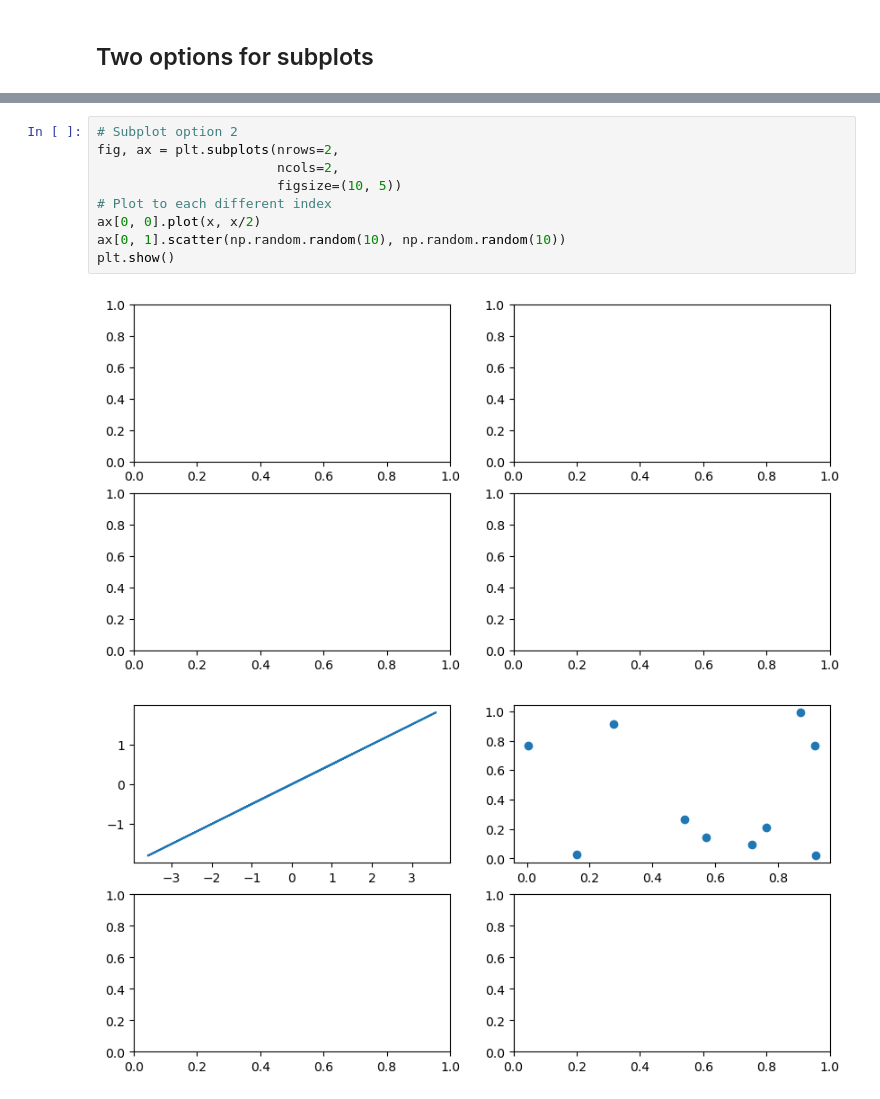
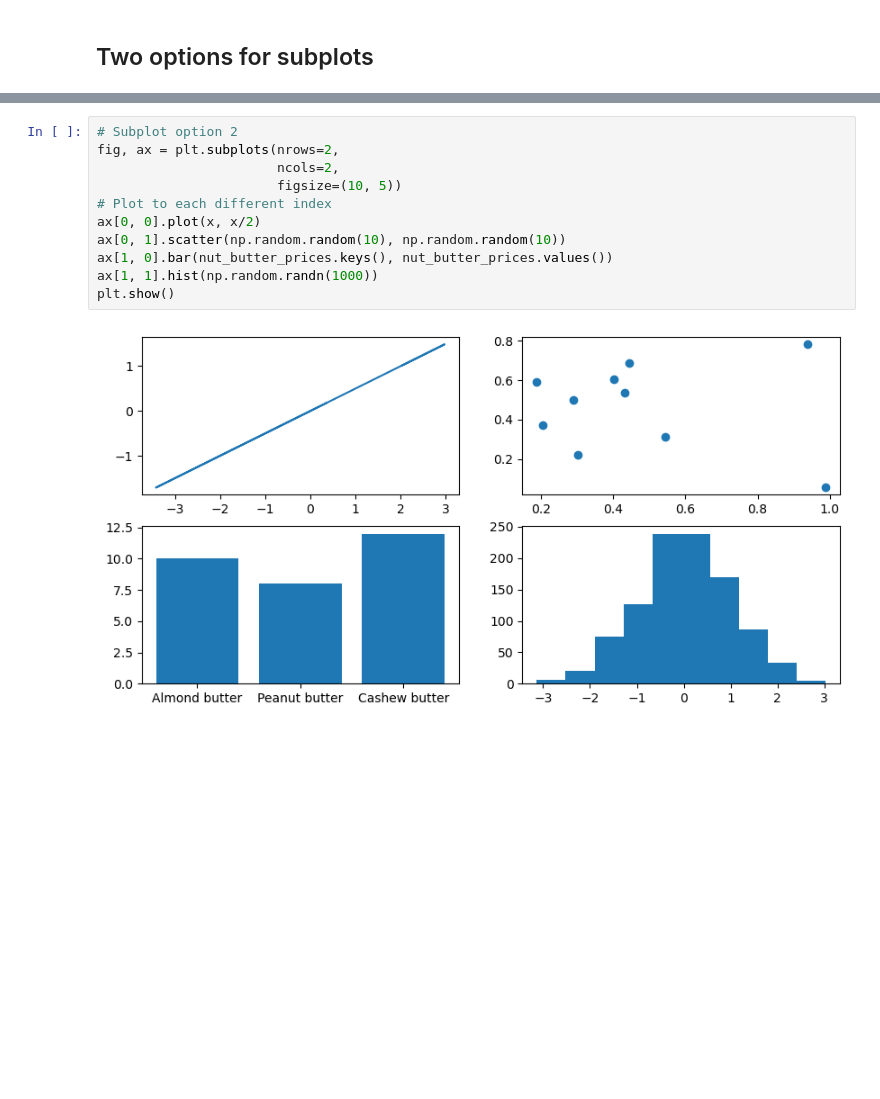
Before and after one commit to Combatd/complete_MLDataScience_bootcamp, a Jupyter notebook: introduction-to-matplotlib.ipynb, the cells around one changed output, grey strips where cells are left out. Cells and saved outputs as stored; diff of their text form; blank space fills up the shorter version.

Commit message:
Create Figure from Panda series

```diff
--- a/introduction-to-matplotlib.ipynb
+++ b/introduction-to-matplotlib.ipynb
@@ -166,12 +164,13 @@ plt.show()
 # %%
 # Subplot option 2
 fig, ax = plt.subplots(nrows=2,
                        ncols=2,
                        figsize=(10, 5))
 # Plot to each different index
 ax[0, 0].plot(x, x/2)
 ax[0, 1].scatter(np.random.random(10), np.random.random(10))
+ax[1, 0].bar(nut_butter_prices.keys(), nut_butter_prices.values())
+ax[1, 1].hist(np.random.randn(1000))
 plt.show()
 # %% [output]
-[figure, old version]
+[figure, new version]
-[figure, removed]
```
Also changed, not shown: parts of 8 cells of this notebook.
